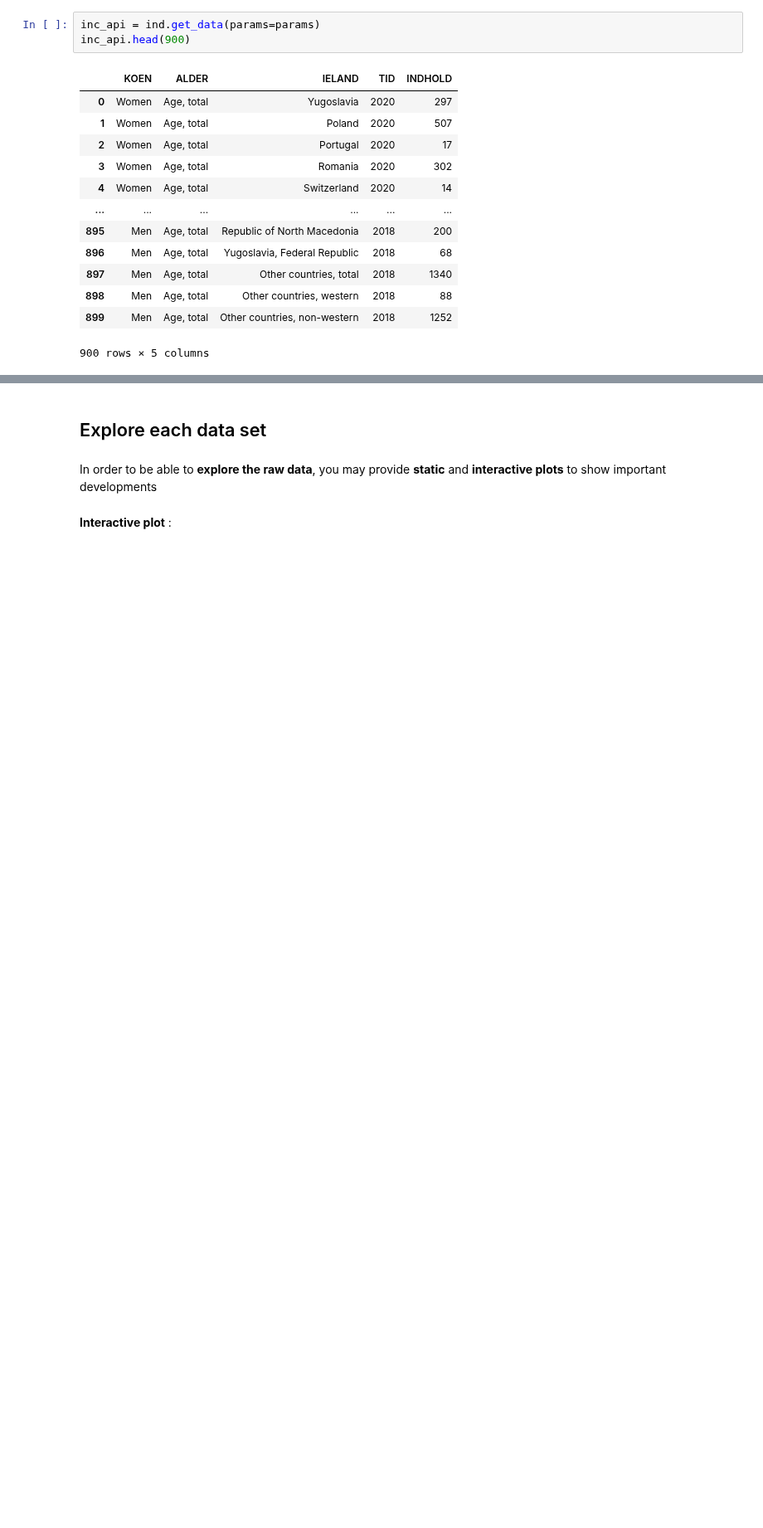
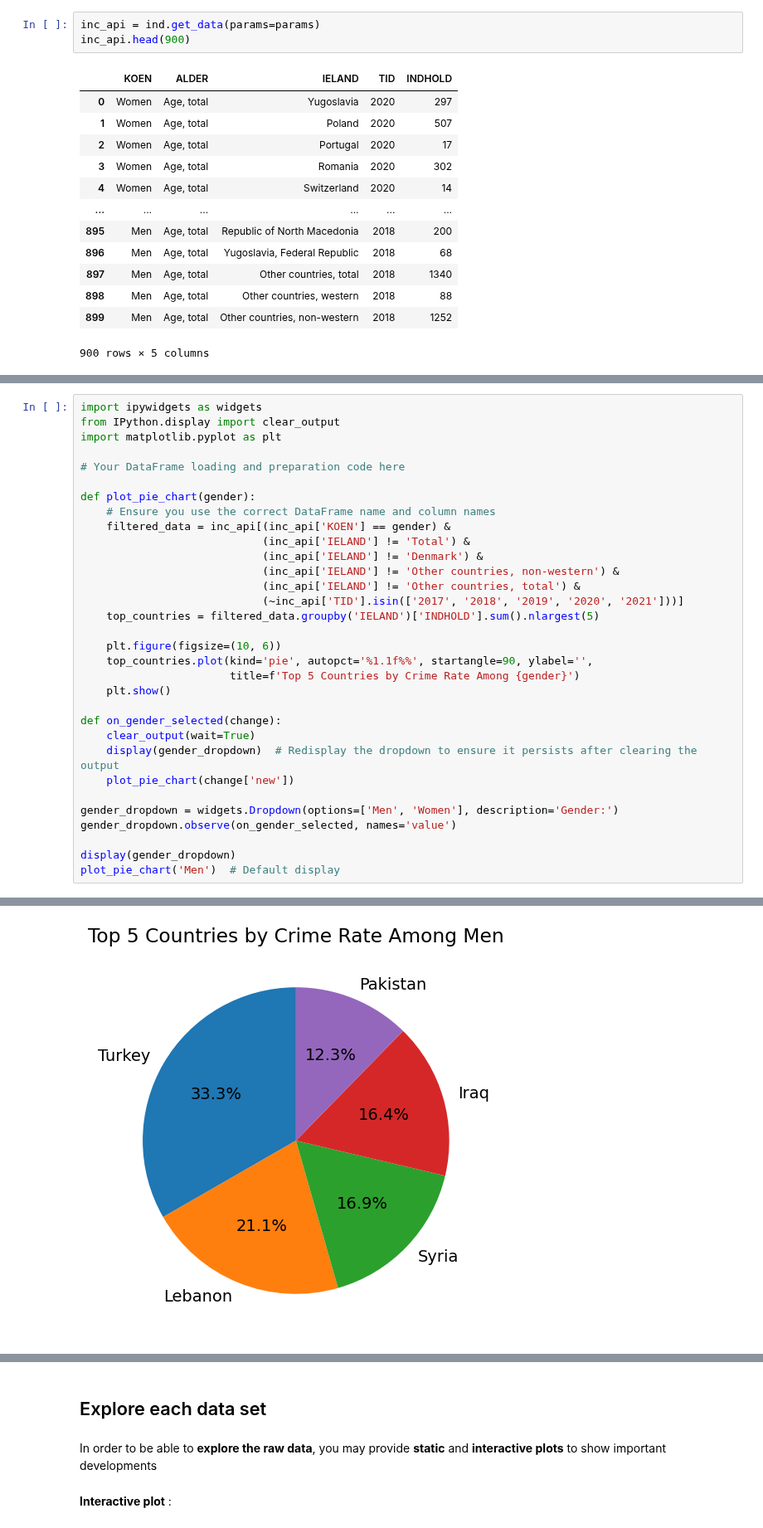
Before and after one commit to NumEconCopenhagen/projects-2024-malik-og-mads, a Jupyter notebook: dataproject/dataproject.ipynb, the cells around one changed output, grey strips where cells are left out. Shown at 83% size. Cells and saved outputs as stored; diff of their text form; blank space fills up the shorter version.

```diff
--- a/dataproject/dataproject.ipynb
+++ b/dataproject/dataproject.ipynb
@@ -155,0 +136,33 @@ plt.show()
+# %%
+import ipywidgets as widgets
+from IPython.display import clear_output
+import matplotlib.pyplot as plt
+
+# Your DataFrame loading and preparation code here
+
+def plot_pie_chart(gender):
+    # Ensure you use the correct DataFrame name and column names
+    filtered_data = inc_api[(inc_api['KOEN'] == gender) &
+                            (inc_api['IELAND'] != 'Total') &
+                            (inc_api['IELAND'] != 'Denmark') &
+                            (inc_api['IELAND'] != 'Other countries, non-western') &
+                            (inc_api['IELAND'] != 'Other countries, total') &
+                            (~inc_api['TID'].isin(['2017', '2018', '2019', '2020', '2021']))]
+    top_countries = filtered_data.groupby('IELAND')['INDHOLD'].sum().nlargest(5)
+
+    plt.figure(figsize=(10, 6))
+    top_countries.plot(kind='pie', autopct='%1.1f%%', startangle=90, ylabel='',
+                       title=f'Top 5 Countries by Crime Rate Among {gender}')
+    plt.show()
+
+def on_gender_selected(change):
+    clear_output(wait=True)
+    display(gender_dropdown)  # Redisplay the dropdown to ensure it persists after clearing the output
+    plot_pie_chart(change['new'])
+
+gender_dropdown = widgets.Dropdown(options=['Men', 'Women'], description='Gender:')
+gender_dropdown.observe(on_gender_selected, names='value')
+
+display(gender_dropdown)
+plot_pie_chart('Men')  # Default display
+# %% [output]
@@ -156 +170,2 @@ plt.show()
+[figure, added]
 # %%
```
Also changed, not shown: parts of 10 cells of this notebook.
